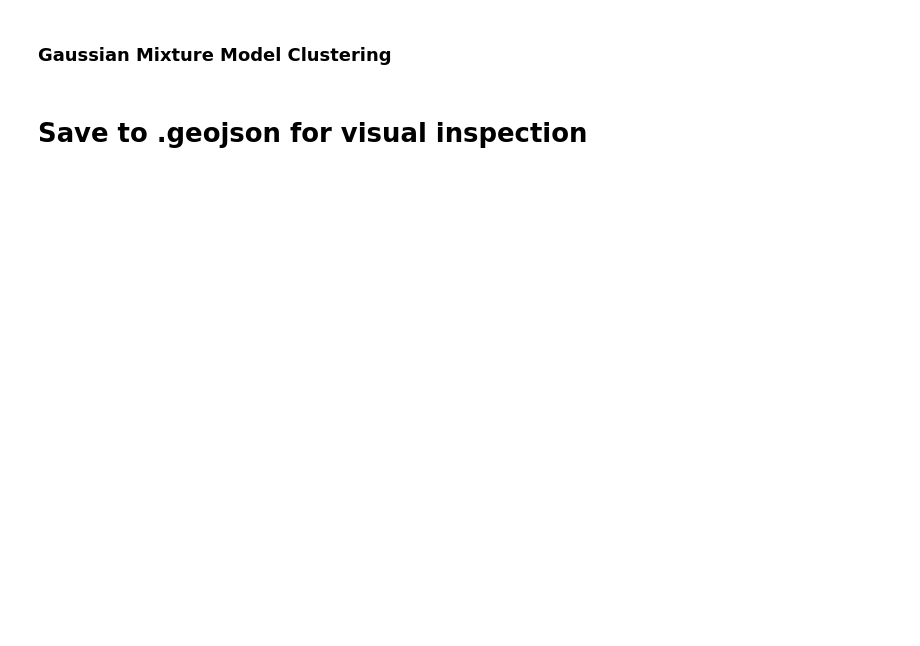
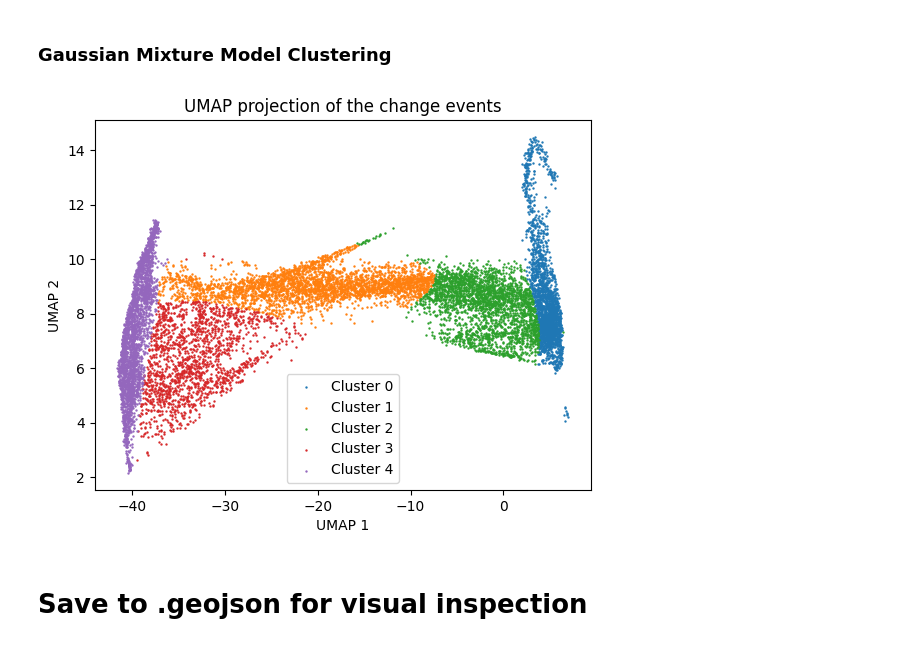
Before and after one commit to 3dgeo-heidelberg/AImon, a Jupyter notebook: demo/classification_of_change_events_unsupervised.ipynb, the cells around one changed output. Saved outputs shown, nothing was run; the diff lists cells and outputs as text; code cells hidden in the pictures; blank space fills up the shorter version.

```diff
--- a/demo/classification_of_change_events_unsupervised.ipynb
+++ b/demo/classification_of_change_events_unsupervised.ipynb
@@ -79,13 +105,15 @@ ces_undef.plot_feature_expression_heatmap()
 # %%
 import numpy as np
 # Clustering using Gaussian Mixture Model (GMM)
-gmm = GaussianMixture(n_components=3, random_state=random_state)
+gmm = GaussianMixture(n_components=5, random_state=random_state)
 ces_undef.y_umap = gmm.fit_predict(ces_undef.X_umap_transformed)
 ces_undef.y_label_map = {}
 for i in np.unique(ces_undef.y_umap):
     ces_undef.y_label_map[i] = f"Cluster {i}"
 # Plot UMAP clustered by GMM
 ces_undef.plot_UMAP()
+# %% [output]
+[figure, added]
 # %% [markdown]
 # Save to .geojson for visual inspection
 # %%
```
Also changed, not shown: parts of 4 cells of this notebook.
